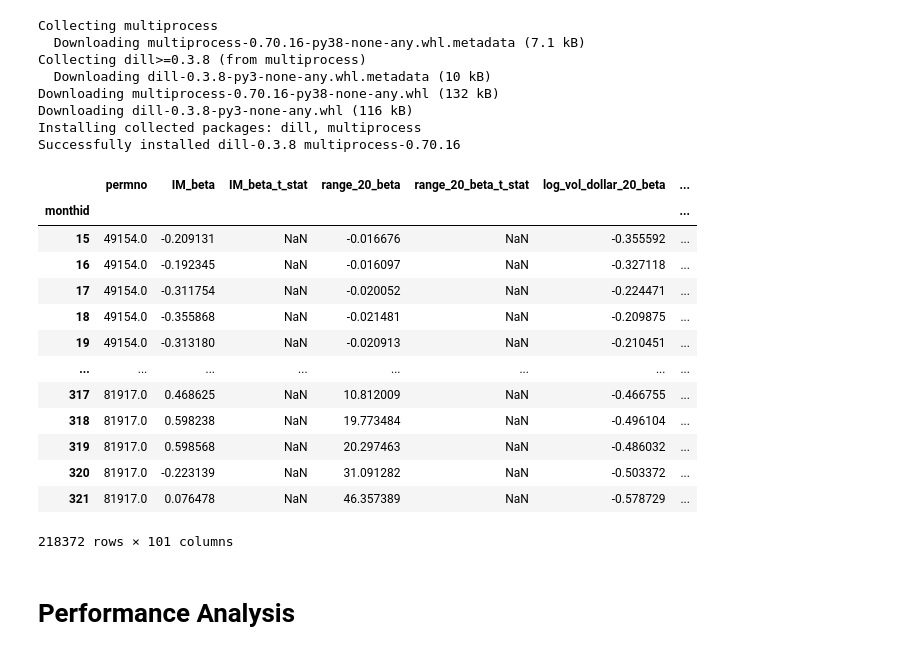
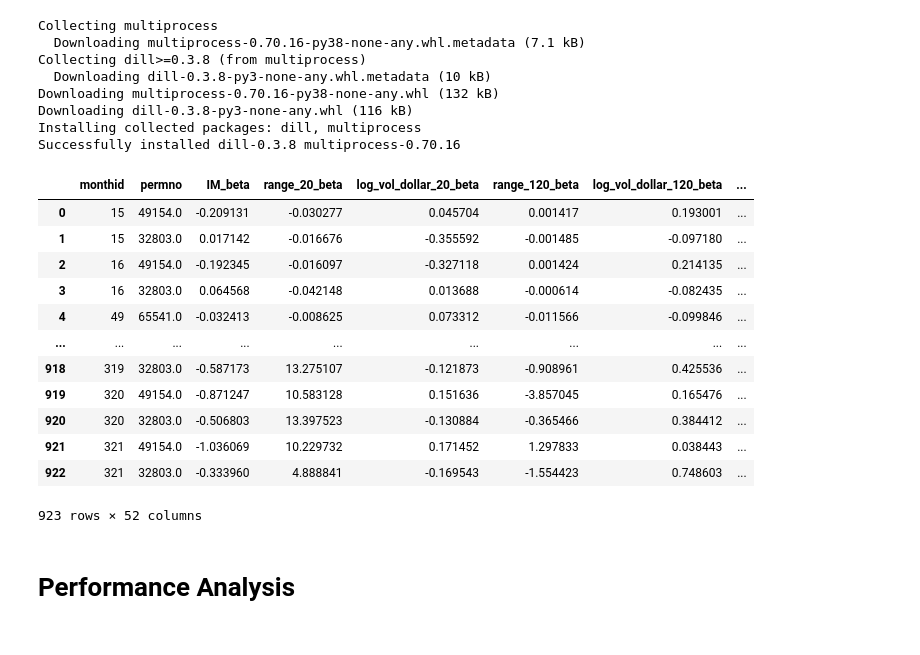
Before and after one commit to CFM-301-W23-G4/Final-Project, a Jupyter notebook: Final Project.ipynb, the cells around one changed output. Saved outputs shown, nothing was run; the diff lists cells and outputs as text; code cells hidden in the pictures.

```diff
--- a/Final Project.ipynb
+++ b/Final Project.ipynb
@@ -180,10 +180,10 @@ from multiprocess import Pool, Manager
 manager = Manager()
 summary_results = manager.dict()
 
-summary_results["monthid"] = []
-summary_results["permno"] = []
+summary_results["monthid"] = manager.list()
+summary_results["permno"] = manager.list()
 for factor in model_factors:
-    summary_results[f"{factor}_beta"] = []
+    summary_results[f"{factor}_beta"] = manager.list()
 
 def add_betas(permno):
     for (i, monthid) in enumerate(testing_range):
@@ -214,25 +214,29 @@ def add_betas(permno):
 
 if __name__ == '__main__':
     with Pool() as P:
-        result_list= list(P.map(add_betas, permnos))
+        result_list= list(P.map(add_betas, list(permnos)[:5]))
+# %%
+# Unpack shared object
+unpacked = {}
+for key in dict(summary_results).keys():
+    unpacked[key] = list(dict(summary_results)[key])
 # %%
-first_stage_df = pd.DataFrame(summary_results).set_index("monthid")
+first_stage_df = pd.DataFrame(unpacked)
 first_stage_df
 # %% [output]
-|  | permno | IM_beta | IM_beta_t_stat | range_20_beta | range_20_beta_t_stat | log_vol_dollar_20_beta | ... |
-| monthid |  |  |  |  |  |  | ... |
-| 15 | 49154.0 | -0.209131 | NaN | -0.016676 | NaN | -0.355592 | ... |
-| 16 | 49154.0 | -0.192345 | NaN | -0.016097 | NaN | -0.327118 | ... |
-| 17 | 49154.0 | -0.311754 | NaN | -0.020052 | NaN | -0.224471 | ... |
-| 18 | 49154.0 | -0.355868 | NaN | -0.021481 | NaN | -0.209875 | ... |
-| 19 | 49154.0 | -0.313180 | NaN | -0.020913 | NaN | -0.210451 | ... |
-| ... | ... | ... | ... | ... | ... | ... | ... |
-| 317 | 81917.0 | 0.468625 | NaN | 10.812009 | NaN | -0.466755 | ... |
-| 318 | 81917.0 | 0.598238 | NaN | 19.773484 | NaN | -0.496104 | ... |
-| 319 | 81917.0 | 0.598568 | NaN | 20.297463 | NaN | -0.486032 | ... |
-| 320 | 81917.0 | -0.223139 | NaN | 31.091282 | NaN | -0.503372 | ... |
-| 321 | 81917.0 | 0.076478 | NaN | 46.357389 | NaN | -0.578729 | ... |
+|  | monthid | permno | IM_beta | range_20_beta | log_vol_dollar_20_beta | range_120_beta | log_vol_dollar_120_beta | ... |
+| 0 | 15 | 49154.0 | -0.209131 | -0.030277 | 0.045704 | 0.001417 | 0.193001 | ... |
+| 1 | 15 | 32803.0 | 0.017142 | -0.016676 | -0.355592 | -0.001485 | -0.097180 | ... |
+| 2 | 16 | 49154.0 | -0.192345 | -0.016097 | -0.327118 | 0.001424 | 0.214135 | ... |
+| 3 | 16 | 32803.0 | 0.064568 | -0.042148 | 0.013688 | -0.000614 | -0.082435 | ... |
+| 4 | 49 | 65541.0 | -0.032413 | -0.008625 | 0.073312 | -0.011566 | -0.099846 | ... |
+| ... | ... | ... | ... | ... | ... | ... | ... | ... |
+| 918 | 319 | 32803.0 | -0.587173 | 13.275107 | -0.121873 | -0.908961 | 0.425536 | ... |
+| 919 | 320 | 49154.0 | -0.871247 | 10.583128 | 0.151636 | -3.857045 | 0.165476 | ... |
+| 920 | 320 | 32803.0 | -0.506803 | 13.397523 | -0.130884 | -0.365466 | 0.384412 | ... |
+| 921 | 321 | 49154.0 | -1.036069 | 10.229732 | 0.171452 | 1.297833 | 0.038443 | ... |
+| 922 | 321 | 32803.0 | -0.333960 | 4.888841 | -0.169543 | -1.554423 | 0.748603 | ... |
-218372 rows × 101 columns
+923 rows × 52 columns
 # %%
 # Second stage regression
 lambdas = {"monthid": []}
```
Also changed, not shown: parts of 1 cell of this notebook.
